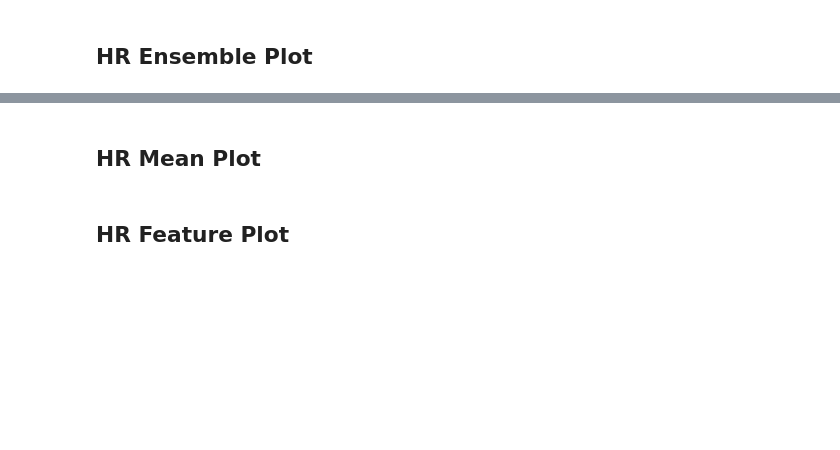
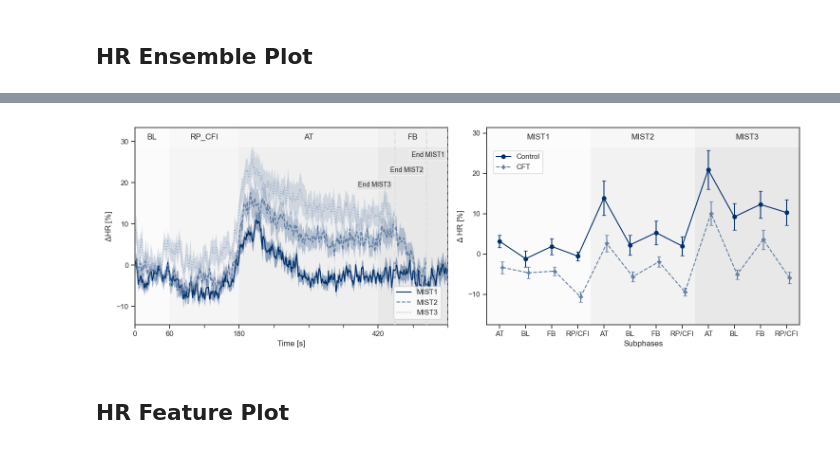
Before and after one commit to mad-lab-fau/cft-analysis, a Jupyter notebook: experiments/2022_scientific_reports/notebooks/plotting/Heart_Rate_Plots.ipynb, the cells around one changed output, grey strips where cells are left out. Saved outputs shown, nothing was run; the diff lists cells and outputs as text; code cells hidden in the pictures; blank space fills up the shorter version.

Commit message:
added combined HR mean and ensemble plot (since there is a 8 display item limit in SciRep)

```diff
--- a/experiments/2022_scientific_reports/notebooks/plotting/Heart_Rate_Plots.ipynb
+++ b/experiments/2022_scientific_reports/notebooks/plotting/Heart_Rate_Plots.ipynb
@@ -75,9 +115,15 @@ mist.add_hr_results("hr_mean", hr_mean)
 # %%
-fig, ax = plt.subplots()
-mist.hr_ensemble_plot("hr_ensemble", ax=ax)
+fig, axs = plt.subplots(ncols=2, figsize=(15,5))
+
+
+# HR Ensemble Plot
+mist.hr_ensemble_plot("hr_ensemble", ax=axs[0], palette=sns.color_palette(cmaps.fau))
+
+# HR Mean Plot
+mist.hr_mean_plot("hr_mean", is_relative=True, ax=axs[1], order=hue_order, palette=sns.color_palette(cmaps.fau))
 
 for path in [plot_path, paper_img_path]:
     if path is not None:
-        fig.savefig(path.joinpath("img_hr_ensemble.pdf"), transparent=True)
+        fig.savefig(path.joinpath("img_hr_mean_ensemble.pdf"), transparent=True)
+# %% [output]
+[figure, added]
-# %% [markdown]
-## HR Mean Plot
```
Also changed, not shown: parts of 6 cells of this notebook, 3 other files.
